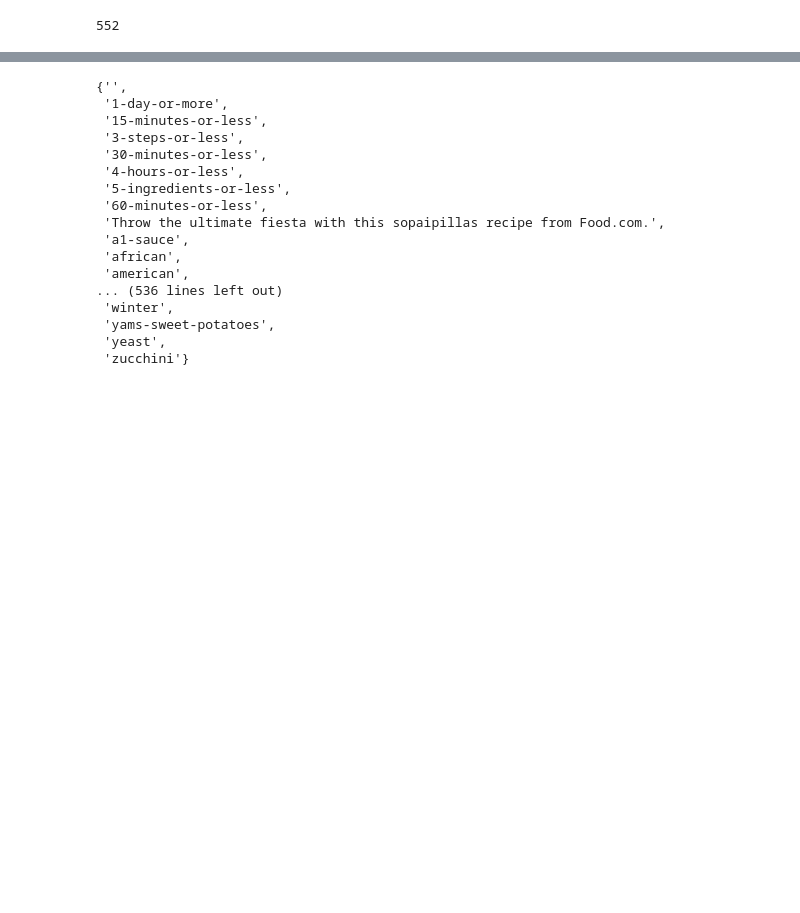
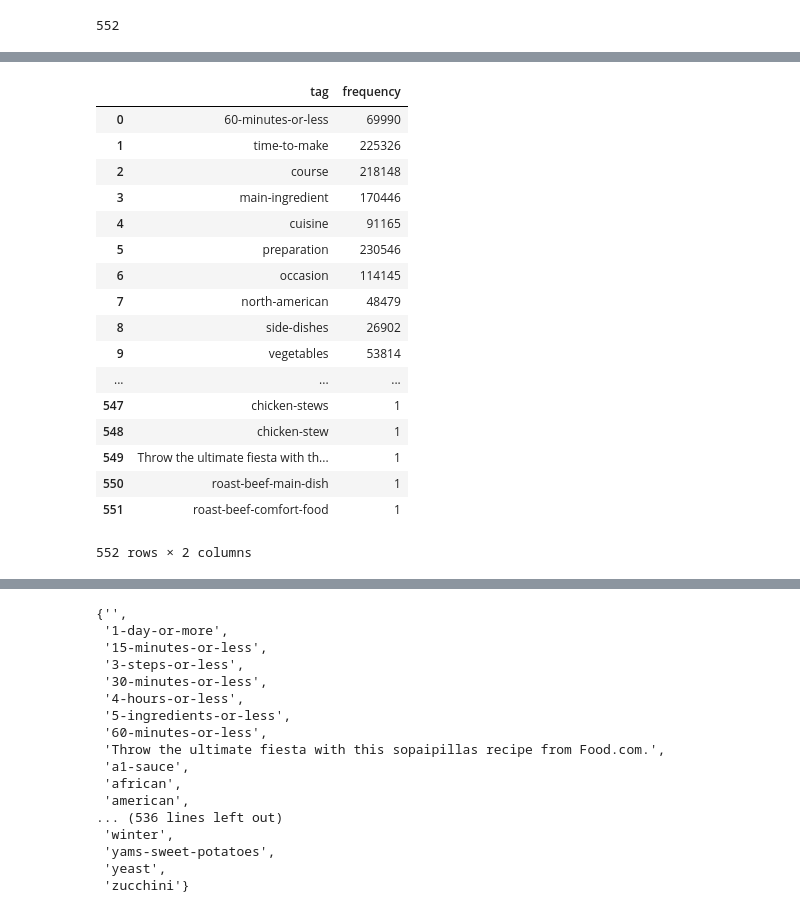
Before and after one commit to Phlasse/Fed_up, a Jupyter notebook: notebooks/jessica/Filtering functions.ipynb, the cells around one changed output, grey strips where cells are left out. Cells and saved outputs as stored; diff of their text form; code cells hidden in the pictures; blank space fills up the shorter version.

```diff
--- a/notebooks/jessica/Filtering functions.ipynb
+++ b/notebooks/jessica/Filtering functions.ipynb
@@ -135,0 +183,9 @@ len(unique_tags[0])
+# %%
+tag_dict = {}
+
+for tag_list in recipe_df.tags:
+    for tag in tag_list:
+        if tag in tag_dict.keys():
+            tag_dict[tag] += 1
+        else:
+            tag_dict[tag] = 1
@@ -135,0 +216,25 @@ len(unique_tags[0])
+# %%
+import pandas as pd
+tags_df = pd.DataFrame.from_dict(tag_dict, orient='index').reset_index()
+tags_df.rename(columns={'index':'tag',0:'frequency'}, inplace=True)
+# %%
+tags_df
+# %% [output]
+|  | tag | frequency |
+| 0 | 60-minutes-or-less | 69990 |
+| 1 | time-to-make | 225326 |
+| 2 | course | 218148 |
+| 3 | main-ingredient | 170446 |
+| 4 | cuisine | 91165 |
+| 5 | preparation | 230546 |
+| 6 | occasion | 114145 |
+| 7 | north-american | 48479 |
+| 8 | side-dishes | 26902 |
+| 9 | vegetables | 53814 |
+| ... | ... | ... |
+| 547 | chicken-stews | 1 |
+| 548 | chicken-stew | 1 |
+| 549 | Throw the ultimate fiesta with th... | 1 |
+| 550 | roast-beef-main-dish | 1 |
+| 551 | roast-beef-comfort-food | 1 |
+552 rows × 2 columns
```
Also changed, not shown: parts of 79 cells of this notebook, 1 other file.
